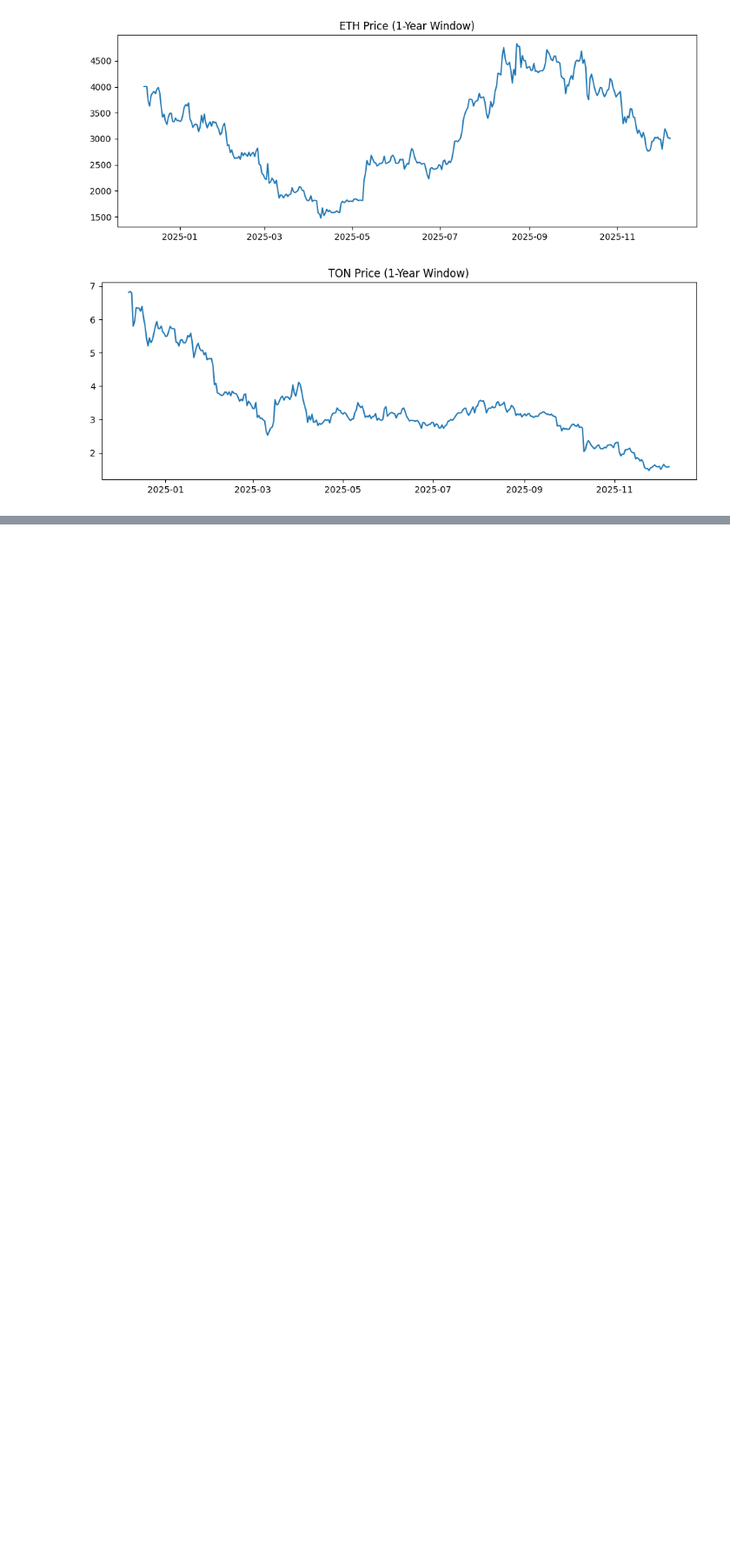
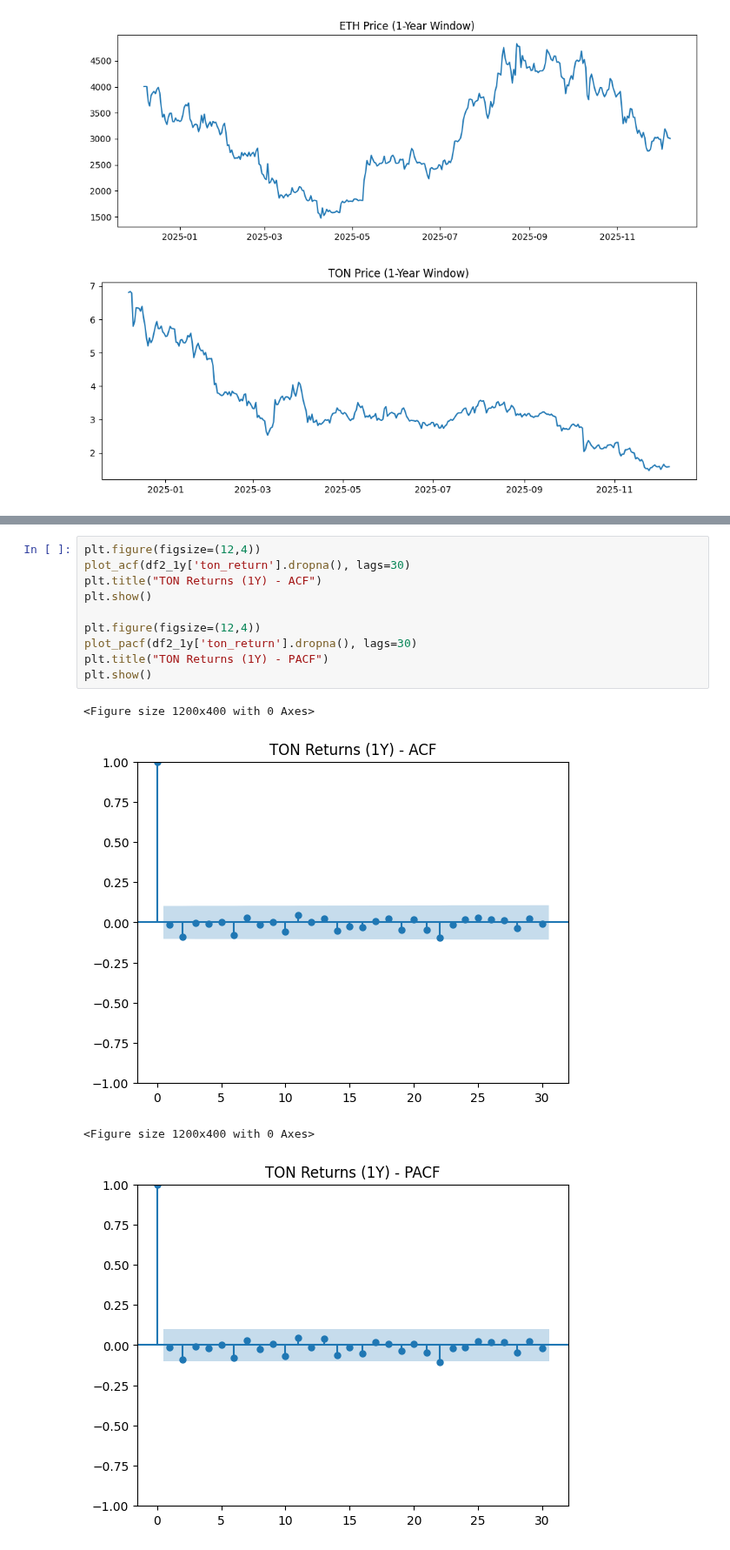
Before and after one commit to dnlmkhlv/ml, a Jupyter notebook: time-series/homeworks/homework1.ipynb, the cells around one changed output, grey strips where cells are left out. Shown at 87% size. Cells and saved outputs as stored; diff of their text form; blank space fills up the shorter version.

```diff
--- a/time-series/homeworks/homework1.ipynb
+++ b/time-series/homeworks/homework1.ipynb
@@ -143,0 +293,15 @@ plt.show()
+# %%
+plt.figure(figsize=(12,4))
+plot_acf(df2_1y['ton_return'].dropna(), lags=30)
+plt.title("TON Returns (1Y) - ACF")
+plt.show()
+
+plt.figure(figsize=(12,4))
+plot_pacf(df2_1y['ton_return'].dropna(), lags=30)
+plt.title("TON Returns (1Y) - PACF")
+plt.show()
+# %% [output]
+<Figure size 1200x400 with 0 Axes>
+[figure, added]
+<Figure size 1200x400 with 0 Axes>
+[figure, added]
```
Also changed, not shown: parts of 16 cells of this notebook.
